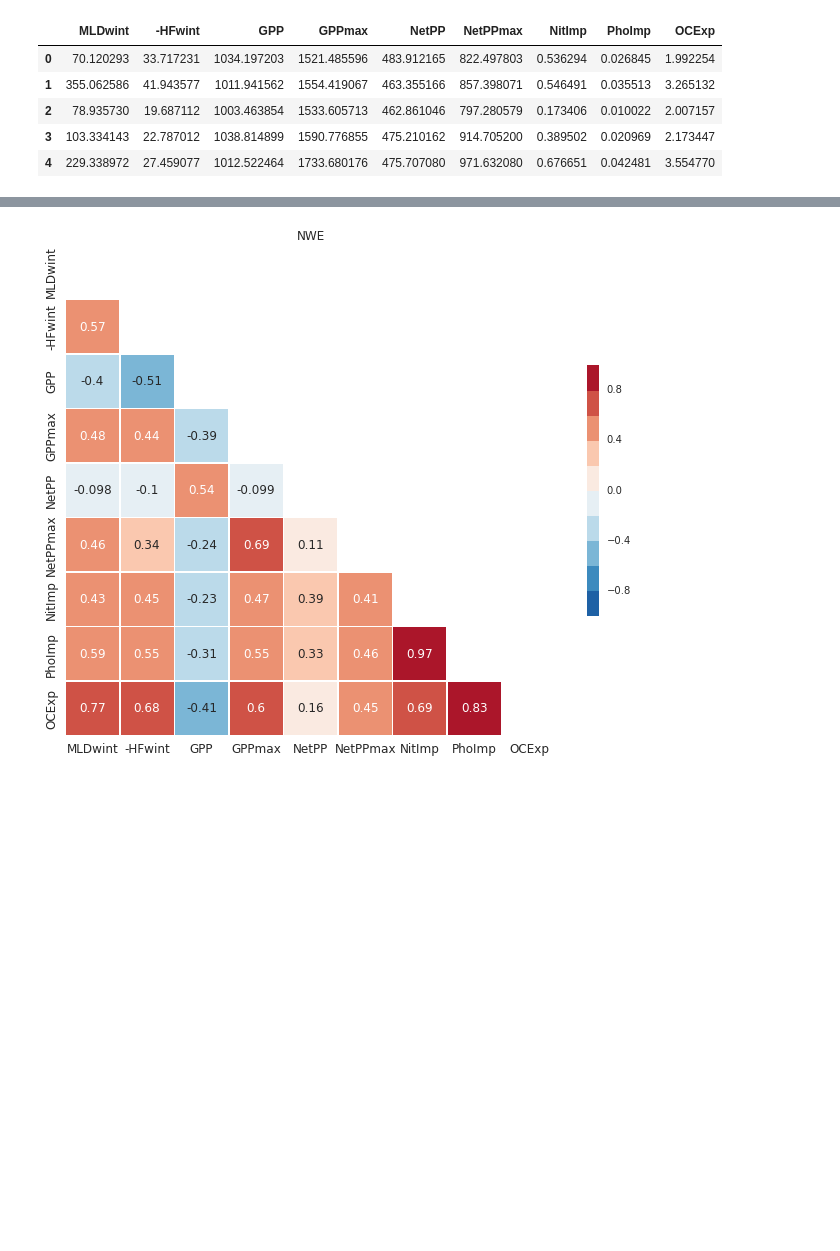
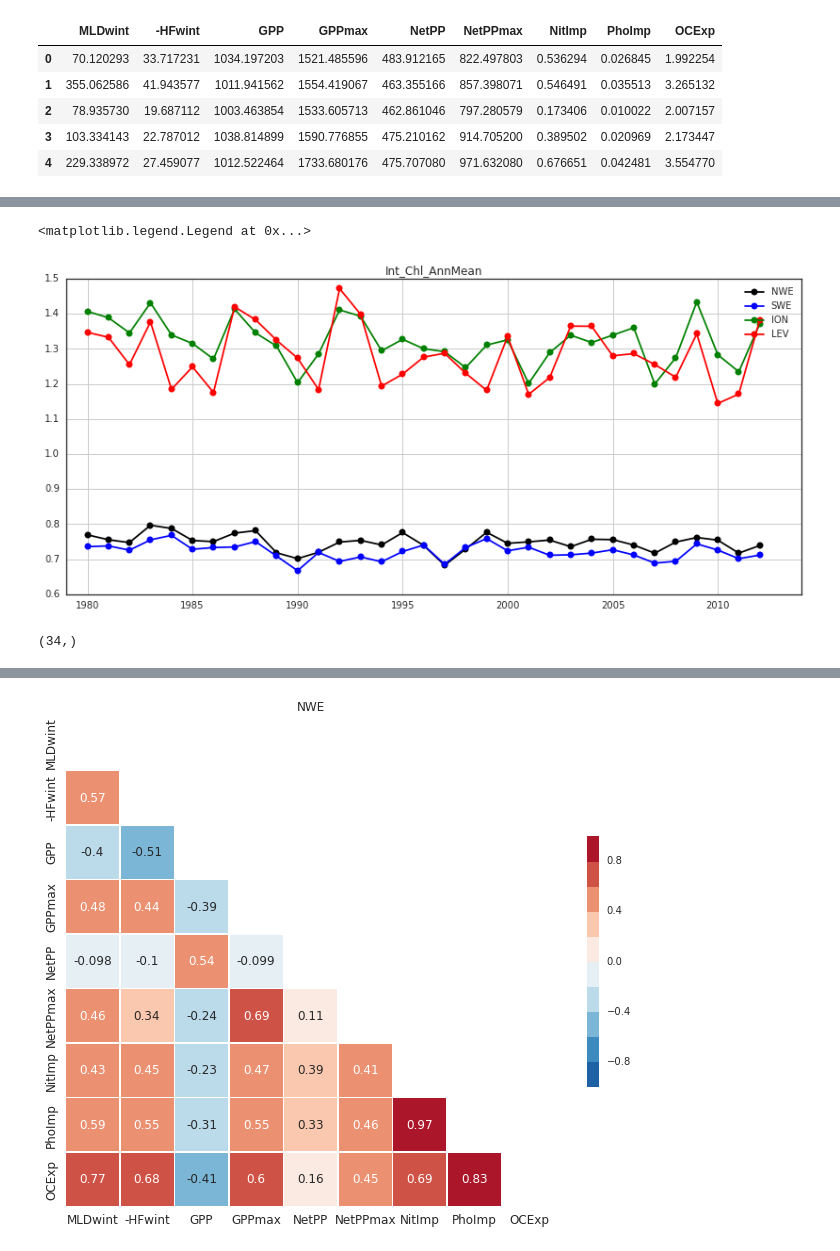
Before and after one commit to dosalex/MY_GIT_REPOS, a Jupyter notebook: CORRELATIONS_COMPUT.ipynb, the cells around one changed output, grey strips where cells are left out. Saved outputs shown, nothing was run; the diff lists cells and outputs as text; code cells hidden in the pictures; blank space fills up the shorter version.

```diff
--- a/CORRELATIONS_COMPUT.ipynb
+++ b/CORRELATIONS_COMPUT.ipynb
@@ -501,0 +688,31 @@ for basin in region_list:
+# %%
+# Mean Annual Int Chla figure
+col_list = ['k','b','g','r']
+count_col=0
+plt.figure(figsize=(14,6))
+
+# Keeping only december values
+for basin in region_list:
+    count = 0
+    vars()['Int_Chl_AnnMean_'+basin] = np.zeros([34])
+    for y in year_list:
+        vars()['Int_Chl_AnnMean_'+basin][count] =  vars()['Int_Chl_Mean_'+basin].groupby('yy')['Int_Chla'].mean()[y]
+        count += 1
+
+    vars()['Int_Chl_AnnMean_'+basin][33] = np.nan # removing the mean in 2013 year
+
+    # figure
+    plt.plot(year_list, vars()['Int_Chl_AnnMean_'+basin], '-o',color=col_list[count_col],label=basin)
+    count_col += 1
+plt.grid(True)
+plt.title('Int_Chl_AnnMean')
+plt.xlim([1979,2014])
+plt.legend()
+# %% [output]
+<matplotlib.legend.Legend at 0x...>
+[figure, added]
+# %%
+np.shape(corr_df_mean_ION) # (34, 9)
+np.shape(SI_Dec_Mean_ION)
+# %% [output]
+(34,)
```
Also changed, not shown: parts of 15 cells of this notebook.
